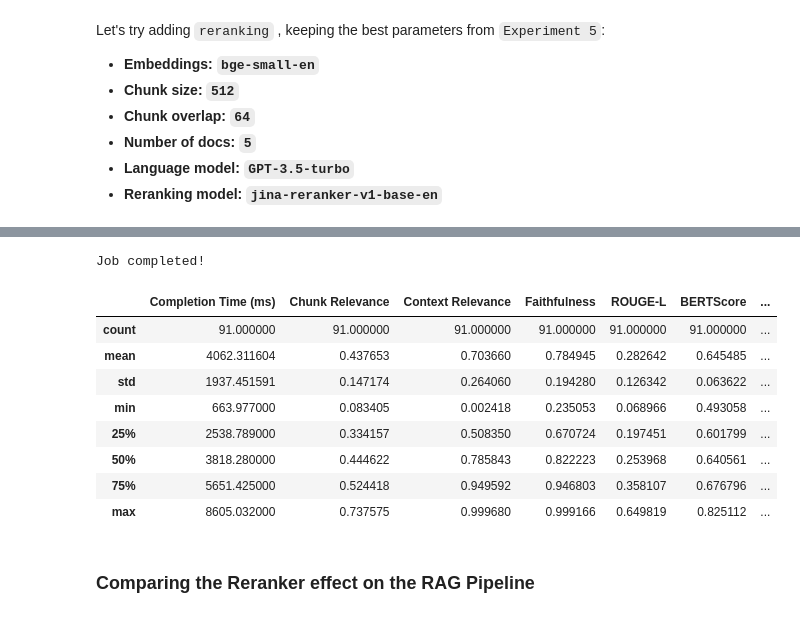
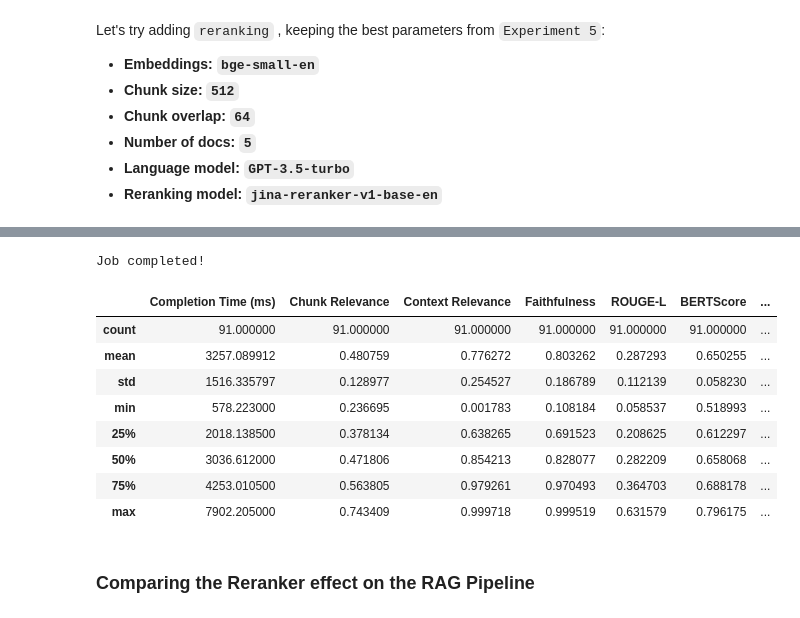
Before and after one commit to qdrant/qdrant-rag-eval, a Jupyter notebook: workshop-rag-eval-qdrant-quotient/notebook/quotient_qdrant_rag_eval_with_reranker.ipynb, the cells around one changed output, grey strips where cells are left out. Cells and saved outputs as stored; diff of their text form; code cells hidden in the pictures.

```diff
--- a/workshop-rag-eval-qdrant-quotient/notebook/quotient_qdrant_rag_eval_with_reranker.ipynb
+++ b/workshop-rag-eval-qdrant-quotient/notebook/quotient_qdrant_rag_eval_with_reranker.ipynb
@@ -173,7 +172,7 @@ import pandas as pd
 from datasets import load_dataset
 
 # Get our evaluation dataset
-qdrant_qa = load_dataset("atitaarora/qdrant_doc_qna", split="train")
+qdrant_qa = load_dataset("atitaarora/qdrant_doc_qna" | split="train")
 
 eval_df = qdrant_qa.to_pandas().rename(columns={'question':'input_text'})[['input_text', 'answer']]
 
@@ -341,8 +329,7 @@ print(get_reranked_documents_with_mixedbread(COLLECTON_NAME,QUERY,NUM_DOCS))
 import requests
 
 RERANK_URL = f"https://api.jina.ai/v1/rerank"
-RERANK_MODEL = "jina-reranker-v1-base-en"
-QUERY = "What is the purpose of ef_construct in HNSW?"
+RERANK_MODEL = "jina-colbert-v1-en"
 
 def get_reranked_documents_with_jina(collection_name, query, num_documents=5):
     """
@@ -364,7 +351,7 @@ def get_reranked_documents_with_jina(collection_name, query, num_documents=5):
 
     data = {
     "model": RERANK_MODEL,
-    "query": QUERY,
+    "query": query,
     "documents": results,
     "top_n": num_documents
     }
@@ -375,5 +362,3 @@ def get_reranked_documents_with_jina(collection_name, query, num_documents=5):
     time.sleep(1)
 
     return [doc['document']['text'] for doc in response['results']]
-
-get_reranked_documents_with_jina("experiment_512_64_bge-small-en",QUERY,5)
@@ -596,6 +574,8 @@ def run_eval(eval_df, collection_name, recipe_id, doc_retrieval_function=get_doc
         'verbosity_ratio':"Verbosity Ratio",}
 
     df = df.rename(columns=metrics)
+    df.to_csv(path, index=False)
+
     df_stats = df_stats.rename(columns=metrics)
 
     display(df_stats[metrics.values()].describe())
@@ -1183,29 +1183,28 @@ Let's try adding `reranking` , keeping the best parameters from `Experiment 5`:
 - **Language model: `GPT-3.5-turbo`**
 - **Reranking model: `jina-reranker-v1-base-en`**
 # %%
-
 experiment_8 = run_eval(eval_df,
                         collection_name=COLLECTION_NAME,
                         doc_retrieval_function=get_reranked_documents_with_jina,
                         recipe_id=recipe_gpt['id'],
                         num_docs=num_docs,
-                        path=f"{COLLECTION_NAME}_{num_docs}_reranked_jina_gpt.csv")
+                        path=f"{COLLECTION_NAME}_{num_docs}_reranked_jina_colbert_gpt.csv")
 # %% [output]
 [interactive output not drawn]
 [interactive output not drawn]
 [interactive output not drawn]
 [interactive output not drawn]
 [interactive output not drawn]
 Job completed!
 |  | Completion Time (ms) | Chunk Relevance | Context Relevance | Faithfulness | ROUGE-L | BERTScore | ... |
 | count | 91.000000 | 91.000000 | 91.000000 | 91.000000 | 91.000000 | 91.000000 | ... |
-| mean | 4062.311604 | 0.437653 | 0.703660 | 0.784945 | 0.282642 | 0.645485 | ... |
-| std | 1937.451591 | 0.147174 | 0.264060 | 0.194280 | 0.126342 | 0.063622 | ... |
-| min | 663.977000 | 0.083405 | 0.002418 | 0.235053 | 0.068966 | 0.493058 | ... |
-| 25% | 2538.789000 | 0.334157 | 0.508350 | 0.670724 | 0.197451 | 0.601799 | ... |
-| 50% | 3818.280000 | 0.444622 | 0.785843 | 0.822223 | 0.253968 | 0.640561 | ... |
-| 75% | 5651.425000 | 0.524418 | 0.949592 | 0.946803 | 0.358107 | 0.676796 | ... |
-| max | 8605.032000 | 0.737575 | 0.999680 | 0.999166 | 0.649819 | 0.825112 | ... |
+| mean | 3257.089912 | 0.480759 | 0.776272 | 0.803262 | 0.287293 | 0.650255 | ... |
+| std | 1516.335797 | 0.128977 | 0.254527 | 0.186789 | 0.112139 | 0.058230 | ... |
+| min | 578.223000 | 0.236695 | 0.001783 | 0.108184 | 0.058537 | 0.518993 | ... |
+| 25% | 2018.138500 | 0.378134 | 0.638265 | 0.691523 | 0.208625 | 0.612297 | ... |
+| 50% | 3036.612000 | 0.471806 | 0.854213 | 0.828077 | 0.282209 | 0.658068 | ... |
+| 75% | 4253.010500 | 0.563805 | 0.979261 | 0.970493 | 0.364703 | 0.688178 | ... |
+| max | 7902.205000 | 0.743409 | 0.999718 | 0.999519 | 0.631579 | 0.796175 | ... |
 # %% [markdown]
 ### **Comparing the Reranker effect on the RAG Pipeline**
 # %%
```
Also changed, not shown: parts of 36 cells of this notebook.
